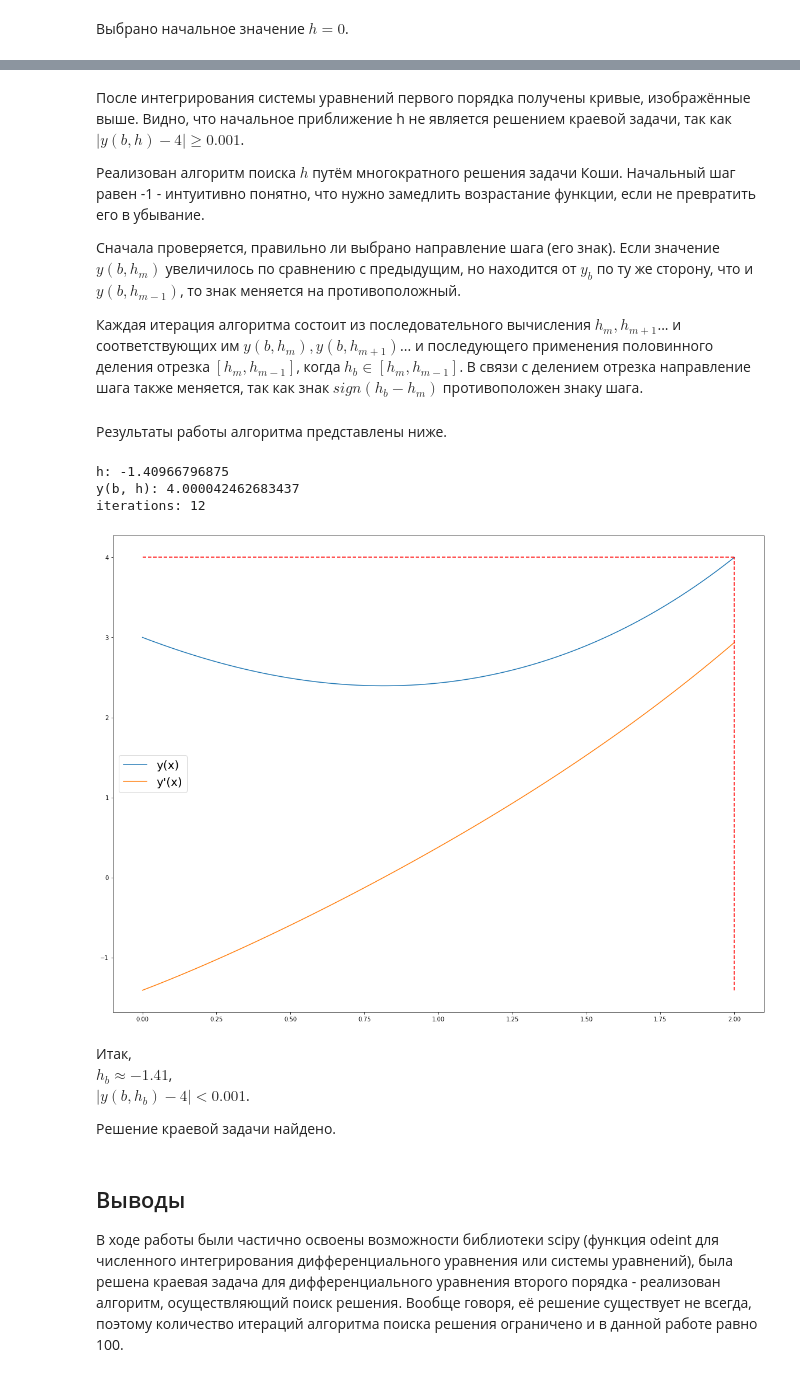
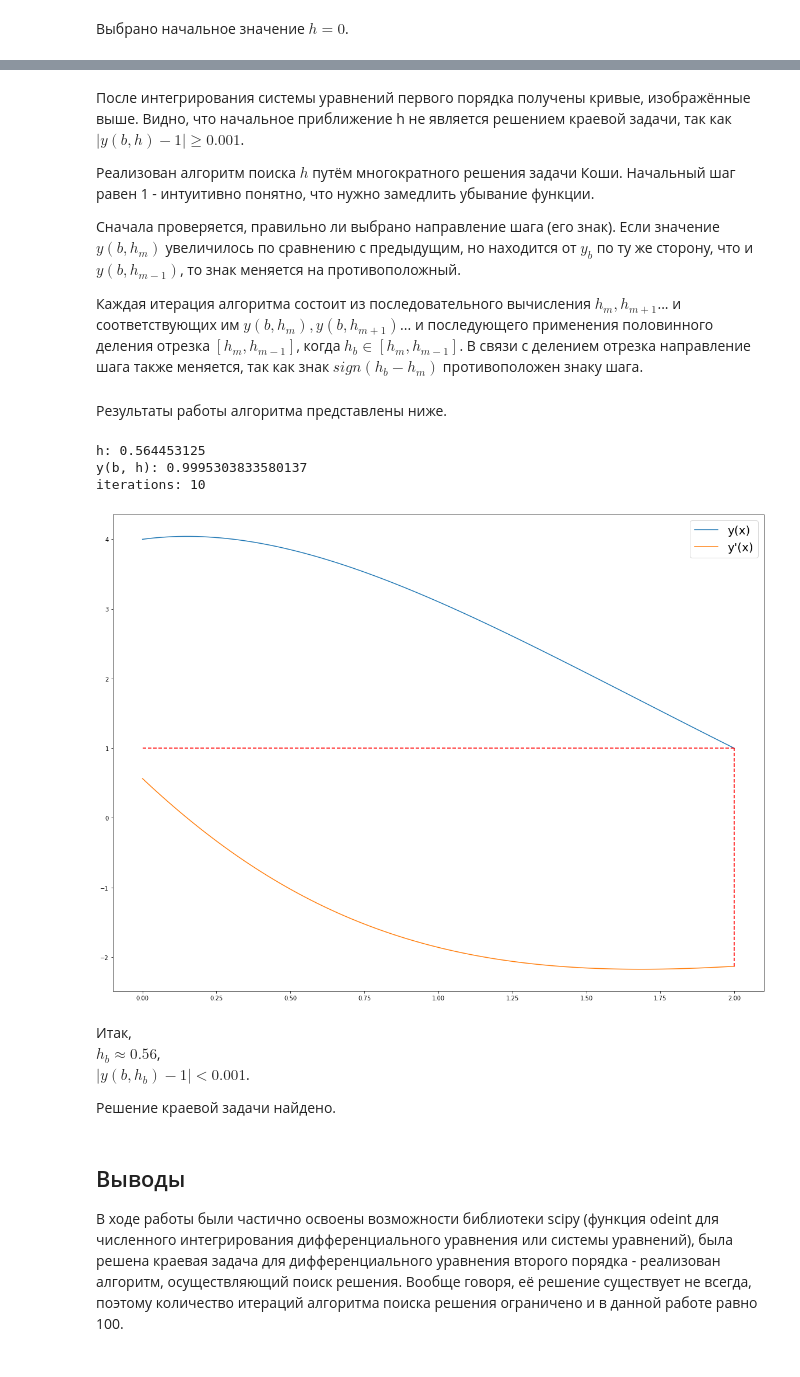
Before and after one commit to the-mvi/ode-2022, a Jupyter notebook: 9382_Pavlov_RV/task1.ipynb, the cells around one changed output, grey strips where cells are left out. Saved outputs shown, nothing was run; the diff lists cells and outputs as text; code cells hidden in the pictures.

```diff
--- a/9382_Pavlov_RV/task1.ipynb
+++ b/9382_Pavlov_RV/task1.ipynb
@@ -91,12 +91,12 @@ m, M = (0, 100); precision = 0.001
 
 a, b = (0, 2)
 dx = np.linspace(a, b, 100, True)
-y_a, y_b = (3, 4)
+y_a, y_b = (4, 1)
 
 h = 0
 
 def f_xy(y, x):
-    return [y[1], sqrt(2 + x*y[0])]
+    return [y[1], (2**(-x))*(x - y[0])]
 # %% [markdown]
 Выбрано начальное значение $h = 0$.
 # %%
@@ -117,13 +117,13 @@ y(b, h): 7.21927586243794
 # %% [markdown]
-После интегрирования системы уравнений первого порядка получены кривые, изображённые выше. Видно, что начальное приближение h не является решением краевой задачи, так как $|y(b, h) - 4| \ge 0.001$.
+После интегрирования системы уравнений первого порядка получены кривые, изображённые выше. Видно, что начальное приближение h не является решением краевой задачи, так как $|y(b, h) - 1| \ge 0.001$.
 
-Реализован алгоритм поиска $h$ путём многократного решения задачи Коши. Начальный шаг равен -1 - интуитивно понятно, что нужно замедлить возрастание функции, если не превратить его в убывание.
+Реализован алгоритм поиска $h$ путём многократного решения задачи Коши. Начальный шаг равен 1 - интуитивно понятно, что нужно замедлить убывание функции.
 
 Сначала проверяется, правильно ли выбрано направление шага (его знак). Если значение $y(b, h_m)$ увеличилось по сравнению с предыдущим, но находится от $y_b$ по ту же сторону, что и $y(b, h_{m-1})$, то знак меняется на противоположный.
 
 Каждая итерация алгоритма состоит из последовательного вычисления $h_m, h_{m+1}$... и соответствующих им $y(b, h_m), y(b, h_{m+1})$... и последующего применения половинного деления отрезка $[h_m, h_{m-1}]$, когда $h_b \in [h_m, h_{m-1}]$. В связи с делением отрезка направление шага также меняется, так как знак $sign(h_b - h_m)$ противоположен знаку шага.
 # %%
-dh = -1
+dh = 1
 
 solution = odeint(f_xy, [y_a, h + dh], dx)
 if np.abs(y_bh - y_b) < np.abs(solution[-1][0] - y_b) and np.sign(y_bh - y_b) == np.sign(solution[-1][0] - y_b):
@@ -149,21 +149,21 @@ while np.abs(y_bh - y_b) >= precision:
 # %%
 print("h:", h, "\ny(b, h):", y_bh, "\niterations:", m)
 
 pt.figure(figsize=(20, 15))
 pt.plot(dx, solution, label = ("y(x)", "y'(x)"))
-pt.plot(dx, [4]*100, dashes = (4, 2), color="red")
-pt.plot([2]*100, np.linspace(h, y_bh, 100, True), dashes = (4, 2), color="red")
+pt.plot(dx, [y_b]*100, dashes = (4, 2), color="red")
+pt.plot([2]*100, np.linspace(solution[-1][1], y_b, 100, True), dashes = (4, 2), color="red")
 pt.legend(prop = {"size": 20})
 pt.show()
 # %% [output]
-h: -1.40966796875
-y(b, h): 4.000042462683437
-iterations: 12
+h: 0.564453125
+y(b, h): 0.9995303833580137
+iterations: 10
-[figure, old version]
+[figure, new version]
 # %% [markdown]
 Итак,\
-$h_b \approx -1.41$,\
-$|y(b, h_b) - 4| < 0.001$.
+$h_b \approx 0.56$,\
+$|y(b, h_b) - 1| < 0.001$.
 
 Решение краевой задачи найдено.
 # %% [markdown]
```
Also changed, not shown: parts of 2 cells of this notebook.
